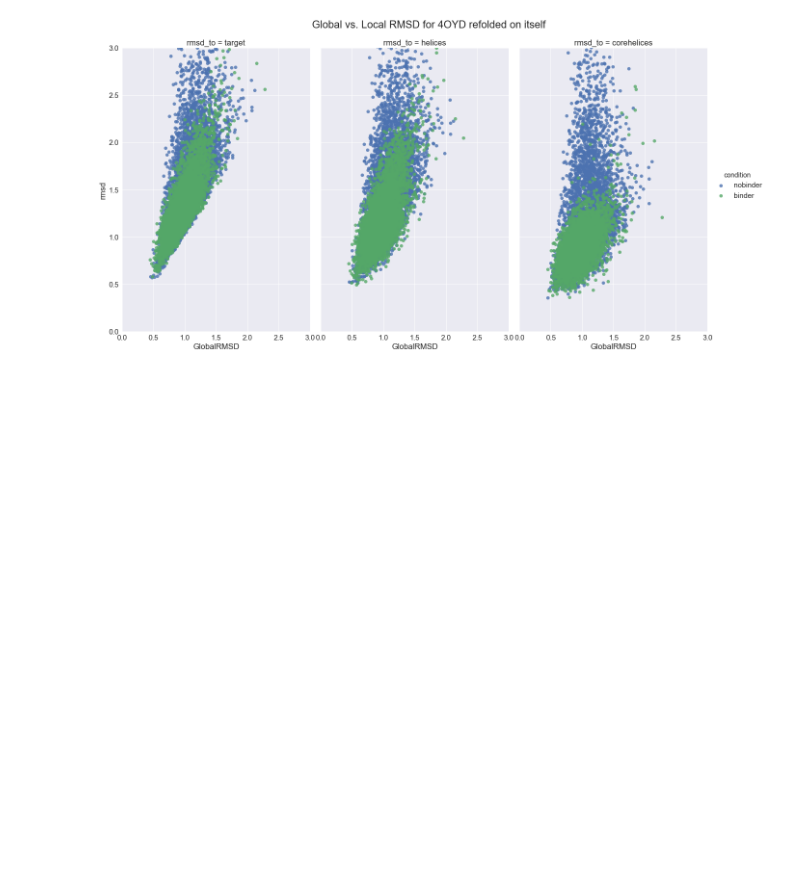
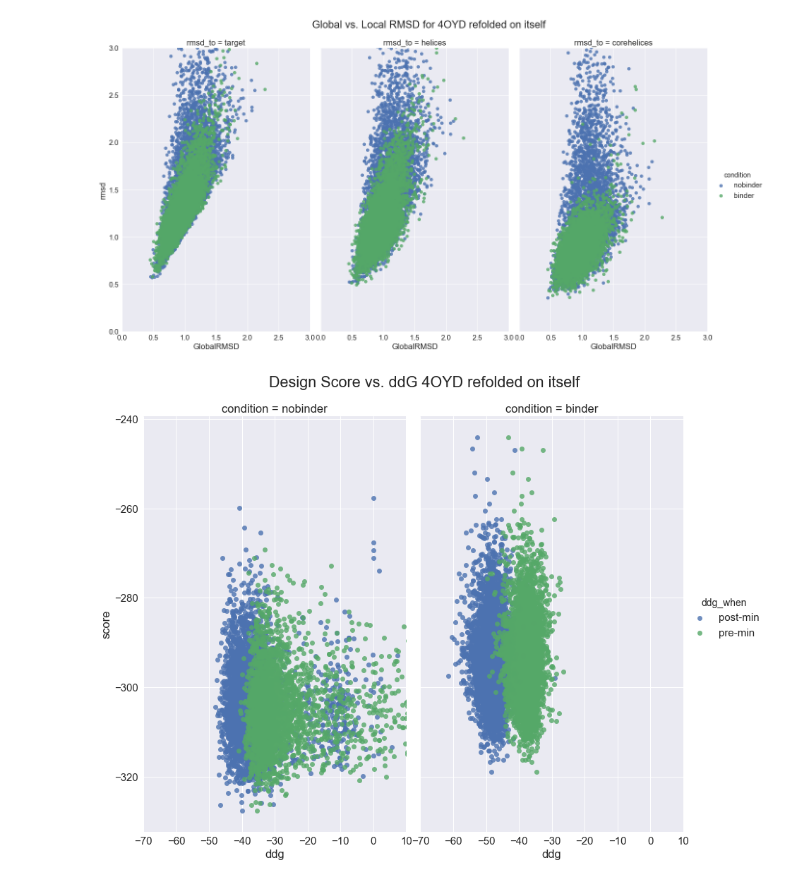
Before and after one commit to jaumebonet/FunFolDesTutorial, a Jupyter notebook: benchmark/scientific/bcl2/README.ipynb, the cells around one changed output. Cells and saved outputs as stored; diff of their text form; code cells hidden in the pictures; blank space fills up the shorter version.

```diff
--- a/benchmark/scientific/bcl2/README.ipynb
+++ b/benchmark/scientific/bcl2/README.ipynb
@@ -147,21 +142,37 @@ definition = {
         "description": "description", "GRMSD2Target": "GlobalRMSD", "LRMSD2Target": "LocalRMSD",
         "LRMSDH2Target": "LocalRMSDH", "LRMSDLH2Target": "LocalRMSDL", "design_score": "score"
     },
-    "naming": ["test", "", "condition", "", "", ""]
+    "naming": ["test", "", "condition", "", "cluster", "decoy"]
 }
-logic = {
+ddg_defs = {
+    "scores":{
+        "ddg": "pre_ddg", "post_ddg": "post_ddg", "rmsd_drift": "rmsd_drift"
+    },
+    "naming": ["test", "", "condition", "", "cluster", "decoy", ""]
+}
+logic1 = {
     "keep": ["description", "experiment", "GlobalRMSD", "condition", "test", "score" ],
     "split": [("LocalRMSD", "target"), ("LocalRMSDH", "helices"), ("LocalRMSDL", "corehelices") ],
     "names": ["rmsd", "rmsd_to"]
 }
+logic2 = {
+    "keep": ["description", "experiment", "condition", "test", "score", "rmsd_drift" ],
+    "split": [("post_ddg", "post-min"), ("pre_ddg", "pre-min") ],
+    "names": ["ddg", "ddg_when"]
+}
 tmpDFL = []
+ddgDFL = []
 for cnd in conditions:
     tmp = rstoolbox.api.read_rosetta_silent("experiments/as4oyd/{0}/as4oyd_{0}_1_minisilent".format(cnd))
     tmpDFL.append(rstoolbox.api.process_from_definitions(tmp, definition))
+    tmp = rstoolbox.api.read_rosetta_silent("experiments/as4oyd/{0}/ddg_evaluation.score".format(cnd))
+    ddgDFL.append(rstoolbox.api.process_from_definitions(tmp, ddg_defs))
 as4oydDF = []
 as4oydDF.append(pd.concat(tmpDFL))
+as4oydDF[0] = pd.merge(as4oydDF[0], pd.concat(ddgDFL), how='left', on=["test", "condition", "cluster", "decoy"])
 as4oydDF[0] = as4oydDF[0].assign(experiment=pd.Series(["classicFFL"]*len(as4oydDF[0]["description"])).values)
-as4oydDF.append(rstoolbox.api.split_columns(as4oydDF[0], logic))
+as4oydDF.append(rstoolbox.api.split_columns(as4oydDF[0], logic1))
+as4oydDF.append(rstoolbox.api.split_columns(as4oydDF[0], logic2))
 # %%
 g = sns.FacetGrid(as4oydDF[1], col="rmsd_to", hue="condition", size=10, aspect=0.6, legend_out=True)
 g = (g.map(sns.regplot, "GlobalRMSD", "rmsd", fit_reg=False).add_legend())
@@ -172,3 +183,12 @@ g.fig.suptitle('Global vs. Local RMSD for 4OYD refolded on itself')
 sns.plt.show()
 # %% [output]
 [figure]
+# %%
+g = sns.FacetGrid(as4oydDF[2], col="condition", hue="ddg_when", size=10, aspect=0.6, legend_out=True)
+g = (g.map(sns.regplot, "ddg", "score", fit_reg=False).add_legend())
+plt.subplots_adjust(top=0.9)
+g.axes[0,0].set_xlim(-70,10)
+g.fig.suptitle('Design Score vs. ddG 4OYD refolded on itself')
+sns.plt.show()
+# %% [output]
+[figure, added]
```
Also changed, not shown: parts of 2 cells of this notebook, 5 other files.
